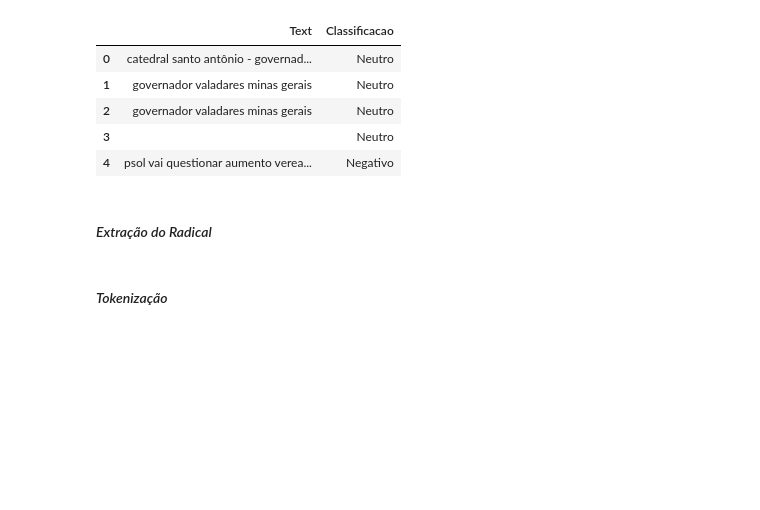
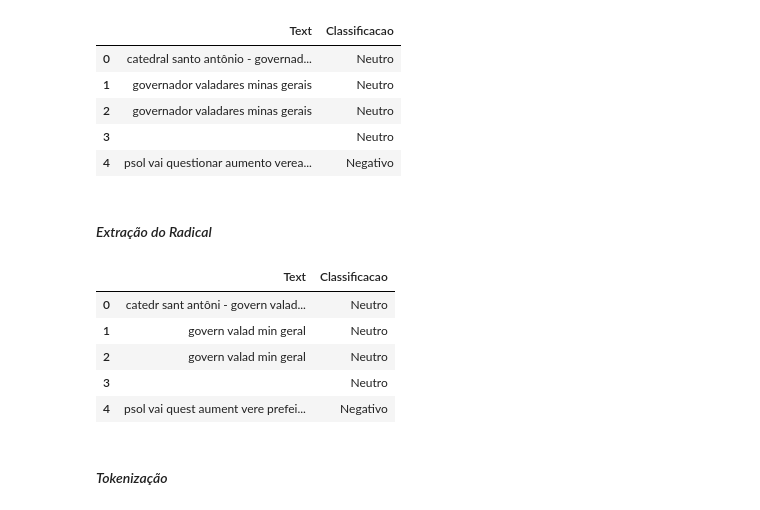
Before and after one commit to JansRodriguez/Analise_de_sentimento-mineracao_de_texto, a Jupyter notebook: AnaliseSentimento.ipynb, the cells around one changed output. Saved outputs shown, nothing was run; the diff lists cells and outputs as text; code cells hidden in the pictures; blank space fills up the shorter version.

Commit message:
Implementando a função de Limpeza e StopWords no modelo

```diff
--- a/AnaliseSentimento.ipynb
+++ b/AnaliseSentimento.ipynb
@@ -816,6 +816,31 @@ dadosModelo.head()
 | 4 | psol vai questionar aumento verea... | Negativo |
 # %% [markdown]
 #### *Extração do Radical*
+# %%
+## Definir a função do Radical para tratar as palavras
+Radical = nltk.stem.RSLPStemmer()
+
+def ExtrairRadical(texto):
+    ## Quebrando o texto para obtermos a lista de palavras
+    listaPalavras = texto.split()
+    ## Armazenando as palavras quebrando
+    AgrupamentoPalavras = ''
+
+    for palavra in listaPalavras:
+        Extracao = Radical.stem(palavra)
+        AgrupamentoPalavras += ' ' + Extracao
+    return AgrupamentoPalavras
+# %%
+## APLICANDO A FUNÇÃO DE LIMPEZA DOS DADOS PARA OTIMIZAR O MODELO
+dadosModelo['Text'] = dadosModelo['Text'].apply(ExtrairRadical)
+dadosModelo.head()
+# %% [output]
+|  | Text | Classificacao |
+| 0 | catedr sant antôni - govern valad... | Neutro |
+| 1 | govern valad min geral | Neutro |
+| 2 | govern valad min geral | Neutro |
+| 3 |  | Neutro |
+| 4 | psol vai quest aument vere prefei... | Negativo |
 # %% [markdown]
 #### *Tokenização*
 # %% [markdown]
```
